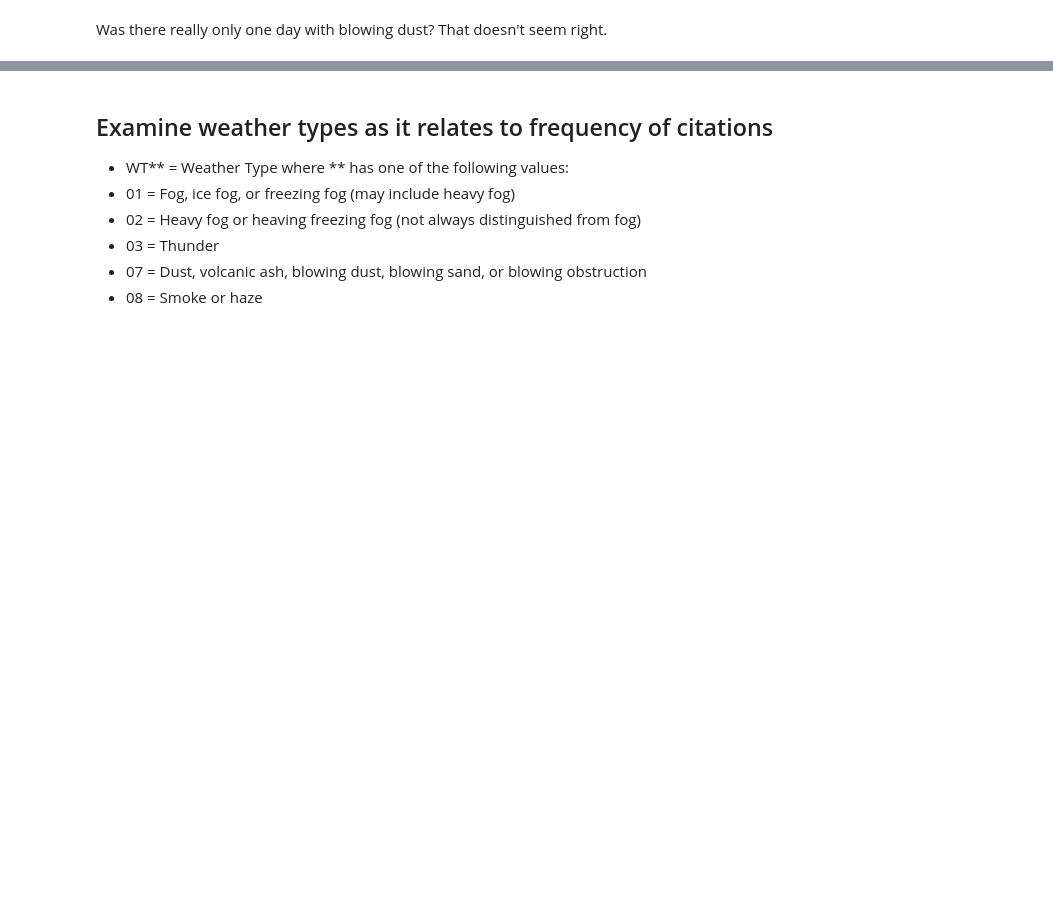
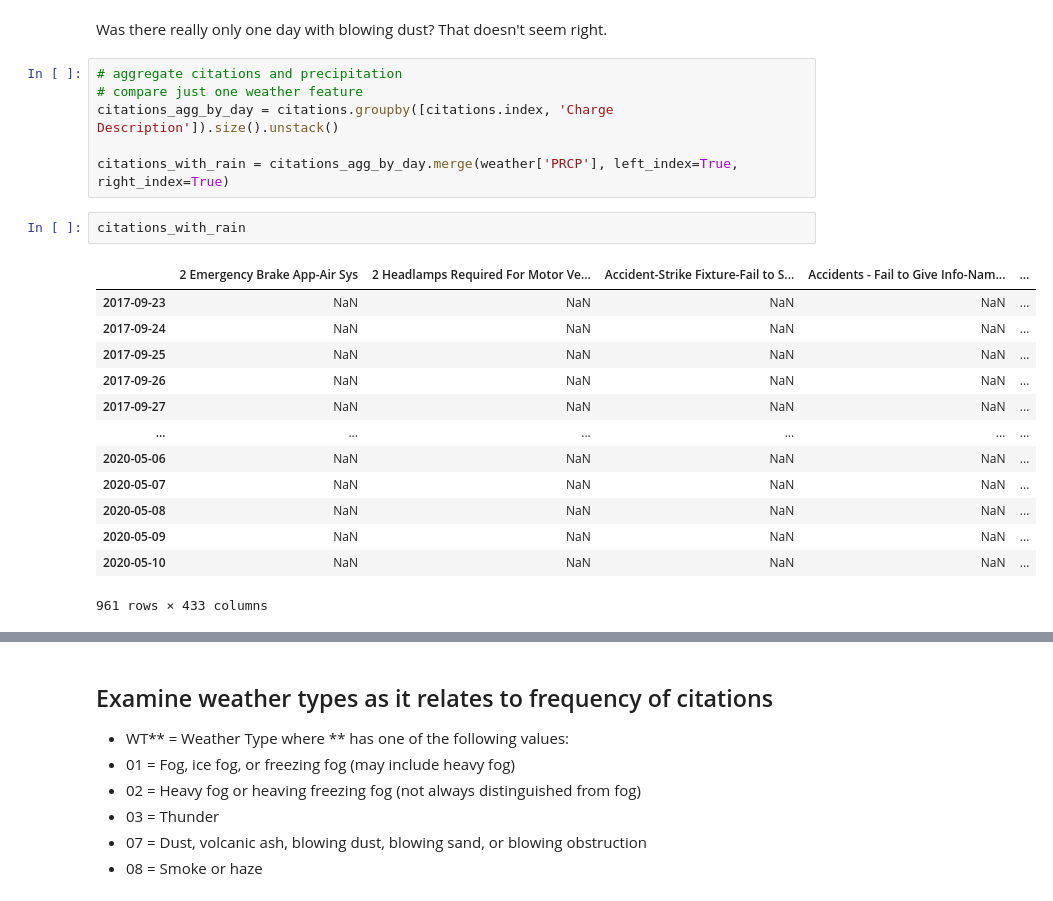
Before and after one commit to mrkjhsn/City-of-Scottsdale-Citations, a Jupyter notebook: weather_impact_on_citations.ipynb, the cells around one changed output, grey strips where cells are left out. Drawn from its saved outputs; the diff is of its cells as text; blank space fills up the shorter version.

```diff
--- a/weather_impact_on_citations.ipynb
+++ b/weather_impact_on_citations.ipynb
@@ -256,3 +175,25 @@ weather[weather.iloc[:, -2].notnull()]
 | 2017-08-23 | 4.92 | NaN | 0.23 | 0.0 | NaN | 106.0 | 77.0 | 23.9 | 35.1 | NaN | NaN | ... |
 # %% [markdown]
 Was there really only one day with blowing dust?  That doesn't seem right.
+# %%
+# aggregate citations and precipitation
+# compare just one weather feature
+citations_agg_by_day = citations.groupby([citations.index, 'Charge Description']).size().unstack()
+
+citations_with_rain = citations_agg_by_day.merge(weather['PRCP'], left_index=True, right_index=True)
+# %%
+citations_with_rain
+# %% [output]
+|  | 2 Emergency Brake App-Air Sys | 2 Headlamps Required For Motor Ve... | Accident-Strike Fixture-Fail to S... | Accidents - Fail to Give Info-Nam... | ... |
+| 2017-09-23 | NaN | NaN | NaN | NaN | ... |
+| 2017-09-24 | NaN | NaN | NaN | NaN | ... |
+| 2017-09-25 | NaN | NaN | NaN | NaN | ... |
+| 2017-09-26 | NaN | NaN | NaN | NaN | ... |
+| 2017-09-27 | NaN | NaN | NaN | NaN | ... |
+| ... | ... | ... | ... | ... | ... |
+| 2020-05-06 | NaN | NaN | NaN | NaN | ... |
+| 2020-05-07 | NaN | NaN | NaN | NaN | ... |
+| 2020-05-08 | NaN | NaN | NaN | NaN | ... |
+| 2020-05-09 | NaN | NaN | NaN | NaN | ... |
+| 2020-05-10 | NaN | NaN | NaN | NaN | ... |
+961 rows × 433 columns
```
Also changed, not shown: parts of 12 cells of this notebook.
